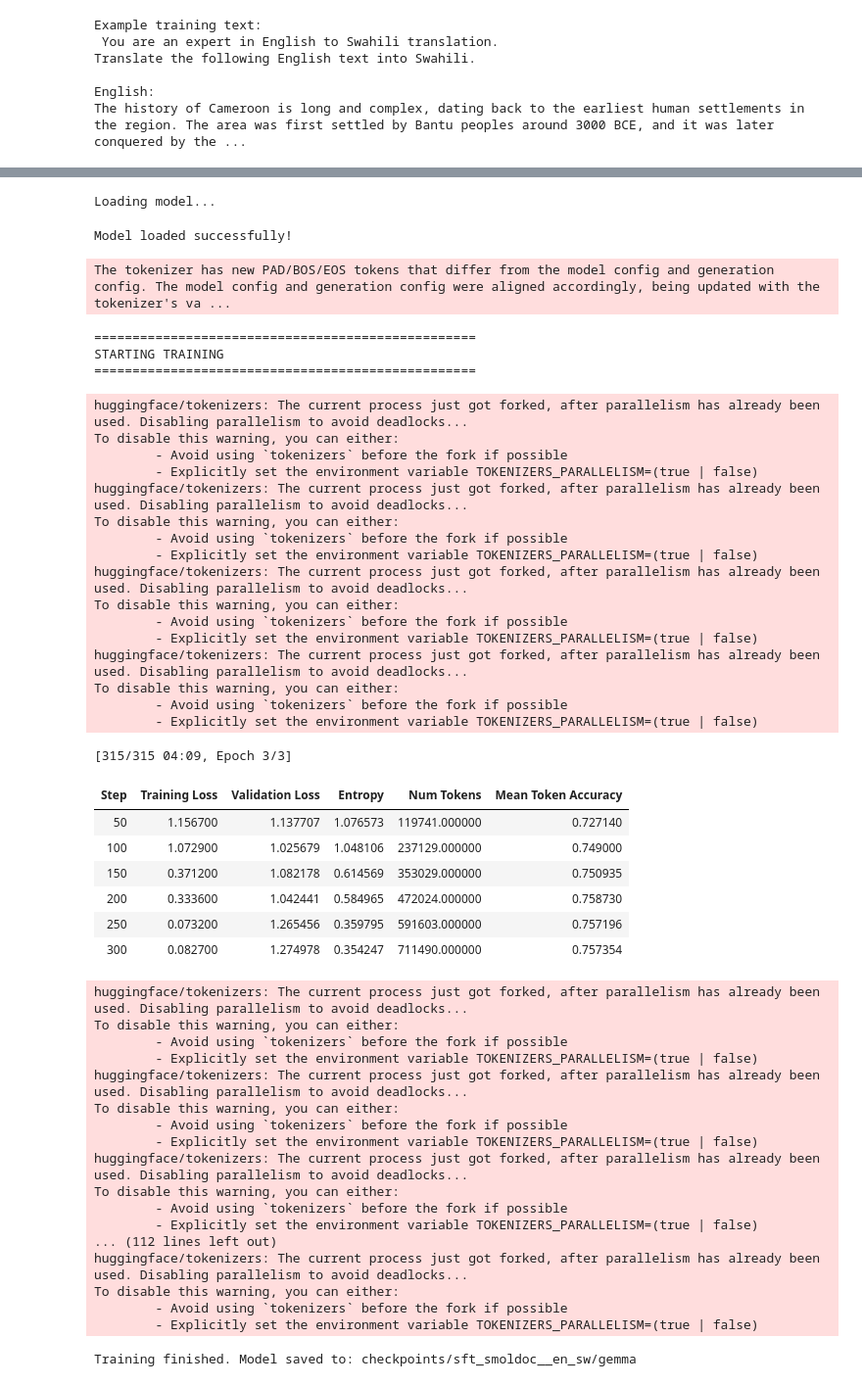
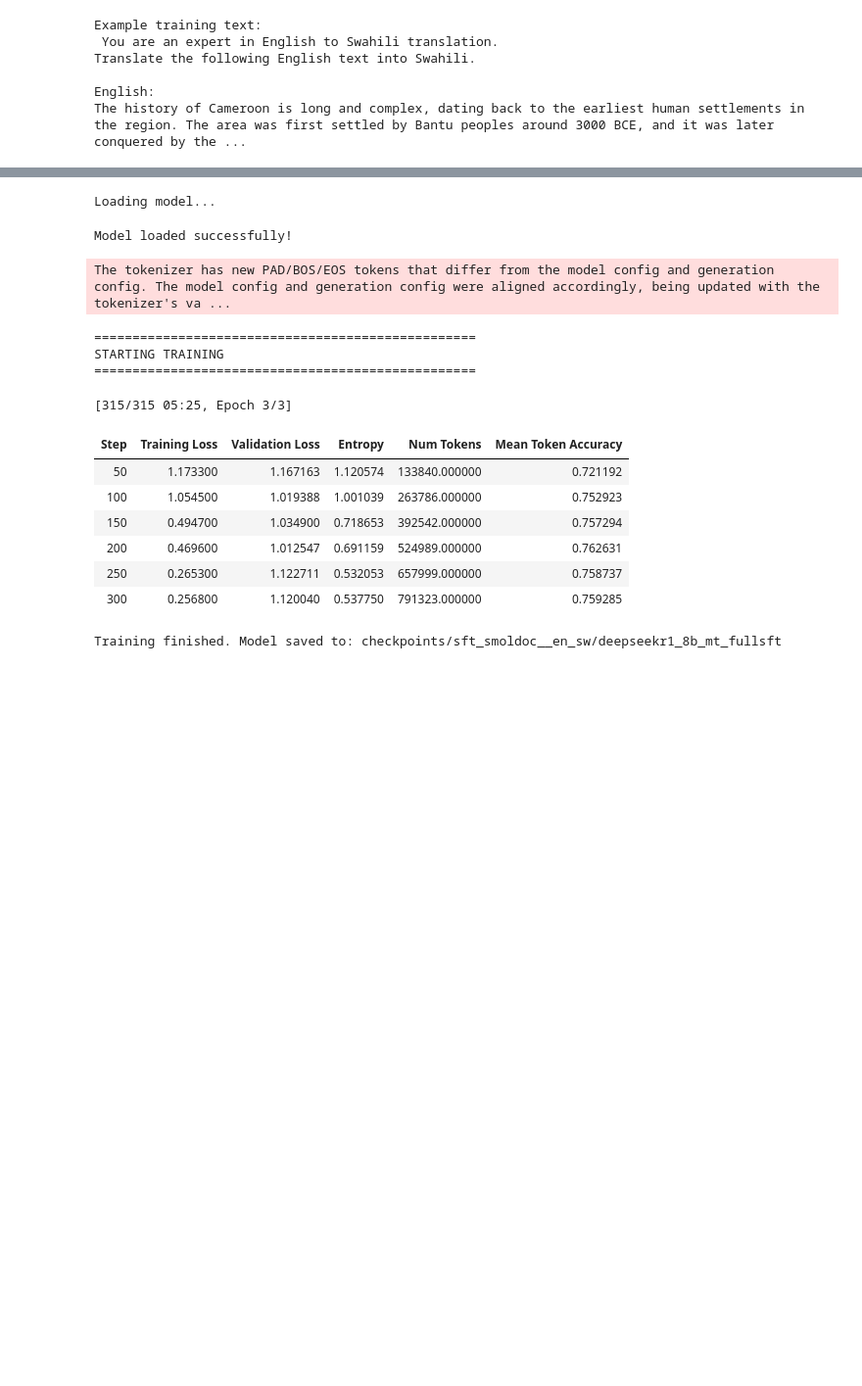
Before and after one commit to au-nlp/project-milestone-p2-group22, a Jupyter notebook: experiments/sft/stf-deepseek.ipynb, the cells around one changed output, grey strips where cells are left out. Shown at 98% size. Saved outputs shown, nothing was run; the diff lists cells and outputs as text; code cells hidden in the pictures; blank space fills up the shorter version.

```diff
--- a/sft-gemma.ipynb
+++ b/experiments/sft/stf-deepseek.ipynb
@@ -1,11 +1,11 @@
 # %%
-#MT Adaptation with SmolDoc: SFT on H100
-
+# MT Adaptation with SmolDoc: FULL SFT on H100 (DeepSeek-R1-0528-Qwen3-8B)
 import os
 import torch
+from tqdm import tqdm
 
 from datasets import Dataset, DatasetDict
-from transformers import AutoModelForCausalLM, AutoTokenizer
+from transformers import AutoTokenizer, AutoModelForCausalLM, pipeline
 
 from trl import SFTTrainer, SFTConfig
 
@@ -17,8 +17,8 @@ torch.set_float32_matmul_precision("high")  # helps on H100
 
 SMOLDOC_CONFIG = "smoldoc__en_sw"
 
-# Base model for full SFT (change this to other models: llama, gemma, etc.)
-SFT_MODEL_NAME = "google/gemma-3-4b-it"
+# Base model: DeepSeek R1 distilled into Qwen3 8B arch
+SFT_MODEL_NAME = "deepseek-ai/DeepSeek-R1-0528-Qwen3-8B"
 
 OUTPUT_DIR_SFT = f"checkpoints/sft_{SMOLDOC_CONFIG}"
 os.makedirs("checkpoints", exist_ok=True)
@@ -28,7 +28,7 @@ print("SFT base model:", SFT_MODEL_NAME)
 
 # --- Load SmolDoc + factuality annotations, pick one config, build text field ---
 
-datasets = get_extended_datasets(save_path="data/smoldoc_datasets", overwrite=False)
+datasets = get_extended_datasets(save_path="../../data/smoldoc_datasets", overwrite=False)
 ds_full: Dataset = datasets[SMOLDOC_CONFIG]
 
 print(ds_full)
@@ -110,7 +110,7 @@ English:
 The history of Cameroon is long and complex, dating back to the earliest human settlements in the region. The area was first settled by Bantu peoples around 3000 BCE, and it was later conquered by the ...
 # %%
 # --- Tokenizer ---
-tokenizer_sft = AutoTokenizer.from_pretrained(SFT_MODEL_NAME)
+tokenizer_sft = AutoTokenizer.from_pretrained(SFT_MODEL_NAME, trust_remote_code=True)
 if tokenizer_sft.pad_token is None:
     tokenizer_sft.pad_token = tokenizer_sft.eos_token
 tokenizer_sft.padding_side = "right"
@@ -152,6 +152,7 @@ print("\nLoading model...")
 model_sft = AutoModelForCausalLM.from_pretrained(
     SFT_MODEL_NAME,
     torch_dtype=torch.bfloat16,
+    trust_remote_code=True,
     attn_implementation="flash_attention_2",
 )
 model_sft.config.use_cache = False  # Required for gradient checkpointing
@@ -175,8 +176,8 @@ print("="*50 + "\n")
 
 trainer_sft.train()
 
-# --- Save gemma model ---
-final_dir = os.path.join(OUTPUT_DIR_SFT, "gemma")
+# --- Save deepseekr1_8b_mt_fullsft model ---
+final_dir = os.path.join(OUTPUT_DIR_SFT, "deepseekr1_8b_mt_fullsft")
 trainer_sft.save_model(final_dir)
 tokenizer_sft.save_pretrained(final_dir)
 
@@ -186,49 +188,16 @@ print(f"\nTraining finished. Model saved to: {final_dir}")
 Loading model...
 Model loaded successfully!
 The tokenizer has new PAD/BOS/EOS tokens that differ from the model config and generation config. The model config and generation config were aligned accordingly, being updated with the tokenizer's va ...
 ==================================================
 STARTING TRAINING
 ==================================================
-huggingface/tokenizers: The current process just got forked, after parallelism has already been used. Disabling parallelism to avoid deadlocks...
-To disable this warning, you can either:
-        - Avoid using `tokenizers` before the fork if possible
-        - Explicitly set the environment variable TOKENIZERS_PARALLELISM=(true | false)
-huggingface/tokenizers: The current process just got forked, after parallelism has already been used. Disabling parallelism to avoid deadlocks...
-To disable this warning, you can either:
-        - Avoid using `tokenizers` before the fork if possible
-        - Explicitly set the environment variable TOKENIZERS_PARALLELISM=(true | false)
-huggingface/tokenizers: The current process just got forked, after parallelism has already been used. Disabling parallelism to avoid deadlocks...
-To disable this warning, you can either:
-        - Avoid using `tokenizers` before the fork if possible
-        - Explicitly set the environment variable TOKENIZERS_PARALLELISM=(true | false)
-huggingface/tokenizers: The current process just got forked, after parallelism has already been used. Disabling parallelism to avoid deadlocks...
-To disable this warning, you can either:
-        - Avoid using `tokenizers` before the fork if possible
-        - Explicitly set the environment variable TOKENIZERS_PARALLELISM=(true | false)
+[315/315 05:25, Epoch 3/3]
+| Step | Training Loss | Validation Loss | Entropy | Num Tokens | Mean Token Accuracy |
+| 50 | 1.173300 | 1.167163 | 1.120574 | 133840.000000 | 0.721192 |
+| 100 | 1.054500 | 1.019388 | 1.001039 | 263786.000000 | 0.752923 |
+| 150 | 0.494700 | 1.034900 | 0.718653 | 392542.000000 | 0.757294 |
+| 200 | 0.469600 | 1.012547 | 0.691159 | 524989.000000 | 0.762631 |
+| 250 | 0.265300 | 1.122711 | 0.532053 | 657999.000000 | 0.758737 |
+| 300 | 0.256800 | 1.120040 | 0.537750 | 791323.000000 | 0.759285 |
-[315/315 04:09, Epoch 3/3]
+Training finished. Model saved to: checkpoints/sft_smoldoc__en_sw/deepseekr1_8b_mt_fullsft
-| Step | Training Loss | Validation Loss | Entropy | Num Tokens | Mean Token Accuracy |
-| 50 | 1.156700 | 1.137707 | 1.076573 | 119741.000000 | 0.727140 |
-| 100 | 1.072900 | 1.025679 | 1.048106 | 237129.000000 | 0.749000 |
-| 150 | 0.371200 | 1.082178 | 0.614569 | 353029.000000 | 0.750935 |
-| 200 | 0.333600 | 1.042441 | 0.584965 | 472024.000000 | 0.758730 |
-| 250 | 0.073200 | 1.265456 | 0.359795 | 591603.000000 | 0.757196 |
-| 300 | 0.082700 | 1.274978 | 0.354247 | 711490.000000 | 0.757354 |
-huggingface/tokenizers: The current process just got forked, after parallelism has already been used. Disabling parallelism to avoid deadlocks...
-To disable this warning, you can either:
-        - Avoid using `tokenizers` before the fork if possible
-        - Explicitly set the environment variable TOKENIZERS_PARALLELISM=(true | false)
-huggingface/tokenizers: The current process just got forked, after parallelism has already been used. Disabling parallelism to avoid deadlocks...
-To disable this warning, you can either:
-        - Avoid using `tokenizers` before the fork if possible
-        - Explicitly set the environment variable TOKENIZERS_PARALLELISM=(true | false)
-huggingface/tokenizers: The current process just got forked, after parallelism has already been used. Disabling parallelism to avoid deadlocks...
-To disable this warning, you can either:
-        - Avoid using `tokenizers` before the fork if possible
-        - Explicitly set the environment variable TOKENIZERS_PARALLELISM=(true | false)
-... (112 lines left out)
-huggingface/tokenizers: The current process just got forked, after parallelism has already been used. Disabling parallelism to avoid deadlocks...
-To disable this warning, you can either:
-        - Avoid using `tokenizers` before the fork if possible
-        - Explicitly set the environment variable TOKENIZERS_PARALLELISM=(true | false)
-Training finished. Model saved to: checkpoints/sft_smoldoc__en_sw/gemma
 # %%
```
Also changed, not shown: parts of 3 cells of this notebook, 13 other files.
